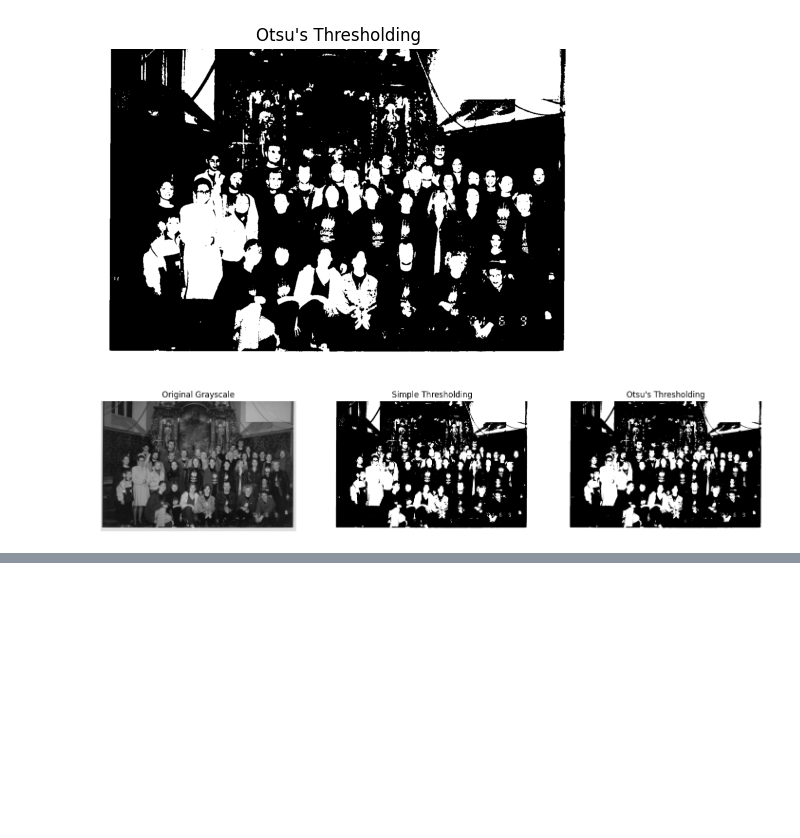
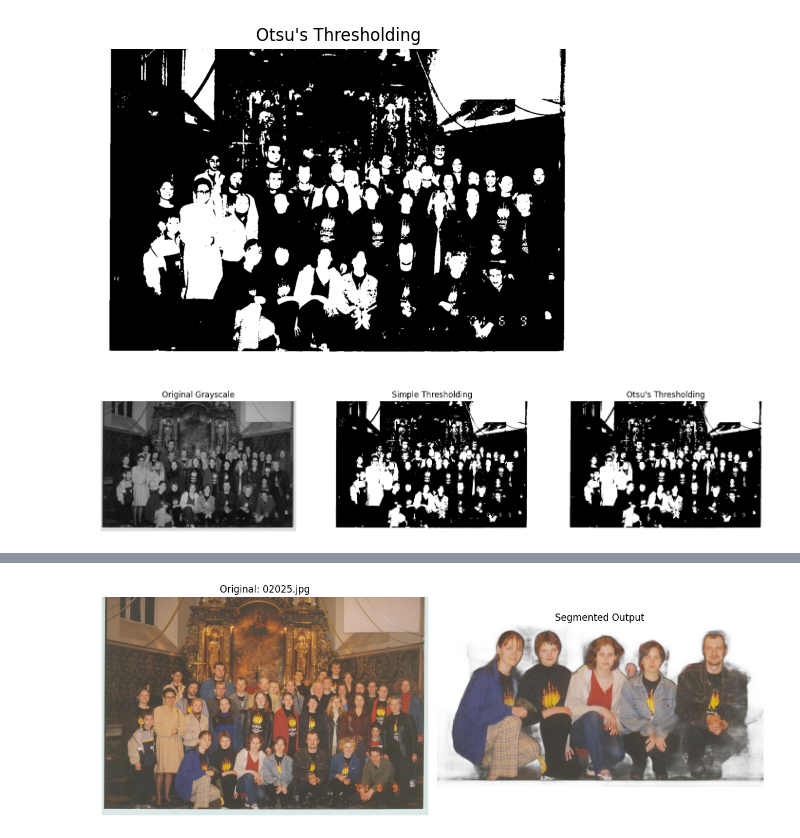
Before and after one commit to vestinabert/Image_Processing, a Jupyter notebook: Image_Edge_Detection_And_Segmentation.ipynb, the cells around one changed output, grey strips where cells are left out. Saved outputs shown, nothing was run; the diff lists cells and outputs as text; code cells hidden in the pictures; blank space fills up the shorter version.

Commit message:
Hugging Face Spaces algorithm

```diff
--- a/Image_Edge_Detection_And_Segmentation.ipynb
+++ b/Image_Edge_Detection_And_Segmentation.ipynb
@@ -88,3 +88,98 @@ axes[2].axis("off")
 plt.show()
 # %% [output]
 [figure]
+# %%
+from gradio_client import Client, handle_file
+from PIL import Image
+import io
+import requests
+import shutil
+import matplotlib.pyplot as plt
+from google.colab import files
+
+# Upload images
+uploaded = files.upload()  # Allows multiple file selection
+
+# Load images into a dictionary
+images = {}
+for filename in uploaded.keys():
+    image = Image.open(io.BytesIO(uploaded[filename]))  # Open image using PIL
+    images[filename] = image
+
+# Convert images to grayscale
+gray_images = {}
+for filename, image in images.items():
+    gray_image = image.convert("L")  # Convert to grayscale
+    gray_images[filename] = gray_image
+
+# Initialize Hugging Face model
+client = Client("finegrain/finegrain-object-cutter")
+
+# Process each uploaded image
+for filename, image in images.items():
+
+    processed_image_path = f"processed_{filename}"
+    image.save(processed_image_path)
+
+    try:
+        result = client.predict(
+            img=handle_file(processed_image_path),
+            prompt="Cut out the main object",
+            api_name="/process_prompt"
+        )
+
+        # Debug: Print API Response
+        print(f"API Response for {filename}:", result)
+
+        # Handle API response
+        if isinstance(result, tuple) and len(result) == 2:
+            file_list, output_info = result
+
+            # Extract the segmented image file from the response
+            if isinstance(output_info, dict) and "value" in output_info:
+                segmented_image_path = output_info["value"]
+
+                # Move the file from /tmp/ to our working directory
+                output_filename = f"segmented_{filename}"
+                shutil.move(segmented_image_path, output_filename)
+                print(f"File moved to {output_filename}")
+
+            else:
+                raise ValueError(f"Unexpected dictionary format in API response: {output_info}")
+
+        elif isinstance(result, str) and result.startswith("http"):
+            # If the response is a URL, download the image
+            response = requests.get(result)
+            output_filename = f"segmented_{filename}"
+
+            with open(output_filename, "wb") as f:
+                f.write(response.content)
+
+            print(f"Downloaded image saved as {output_filename}")
+
+        else:
+            raise ValueError(f"Unexpected response format from API: {result}")
+
+        # 6️⃣ Display the AI-segmented output and original image
+        original_image = Image.open(processed_image_path)
+        segmented_output = Image.open(output_filename)
+
+        # Create a side-by-side comparison of the original and segmented images
+        fig, axes = plt.subplots(1, 2, figsize=(12, 6))
+
+        # Display original image
+        axes[0].imshow(original_image)
+        axes[0].set_title(f"Original: {filename}")
+        axes[0].axis("off")
+
+        # Display segmented output
+        axes[1].imshow(segmented_output)
+        axes[1].set_title("Segmented Output")
+        axes[1].axis("off")
+
+        plt.tight_layout()
+        plt.show()
+
+    except Exception as e:
+        print(f"Error occurred while processing {filename}: {e}")
+# %% [output]
@@ -90,0 +191 @@ plt.show()
+[figure, added]
```
Also changed, not shown: parts of 2 cells of this notebook.
